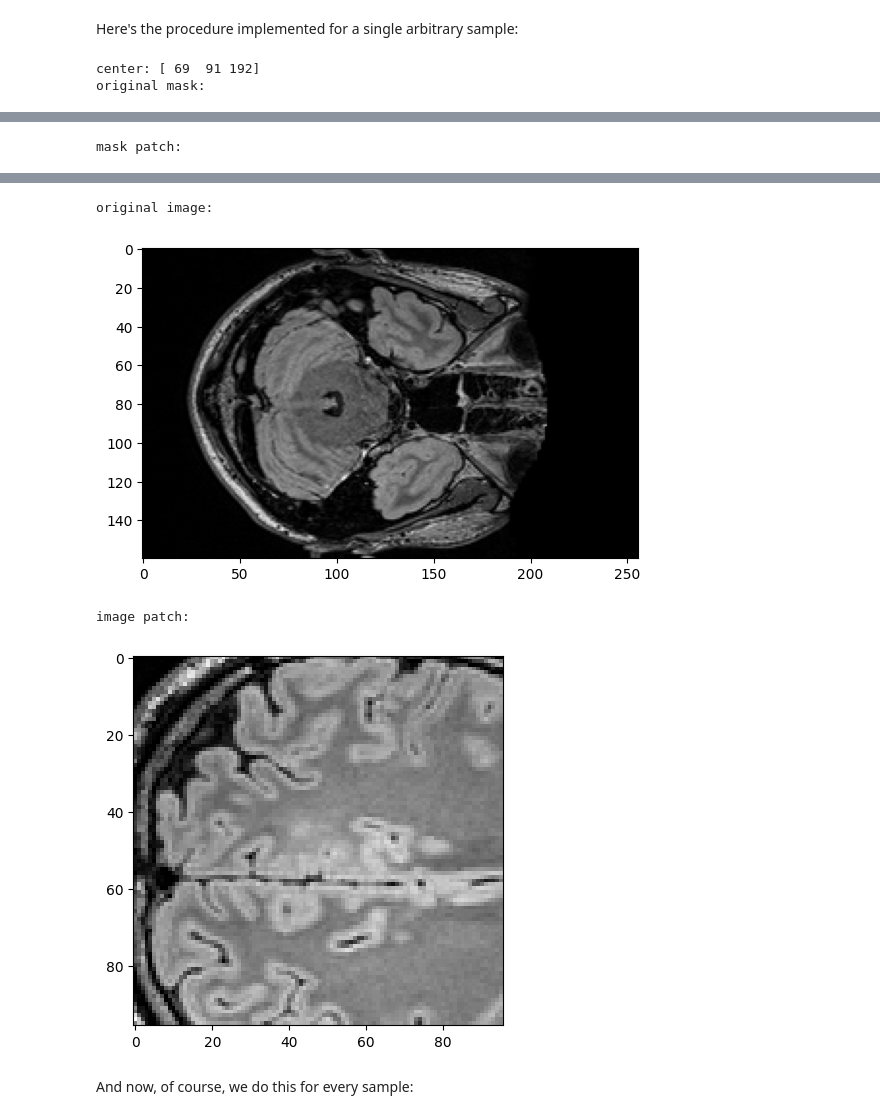
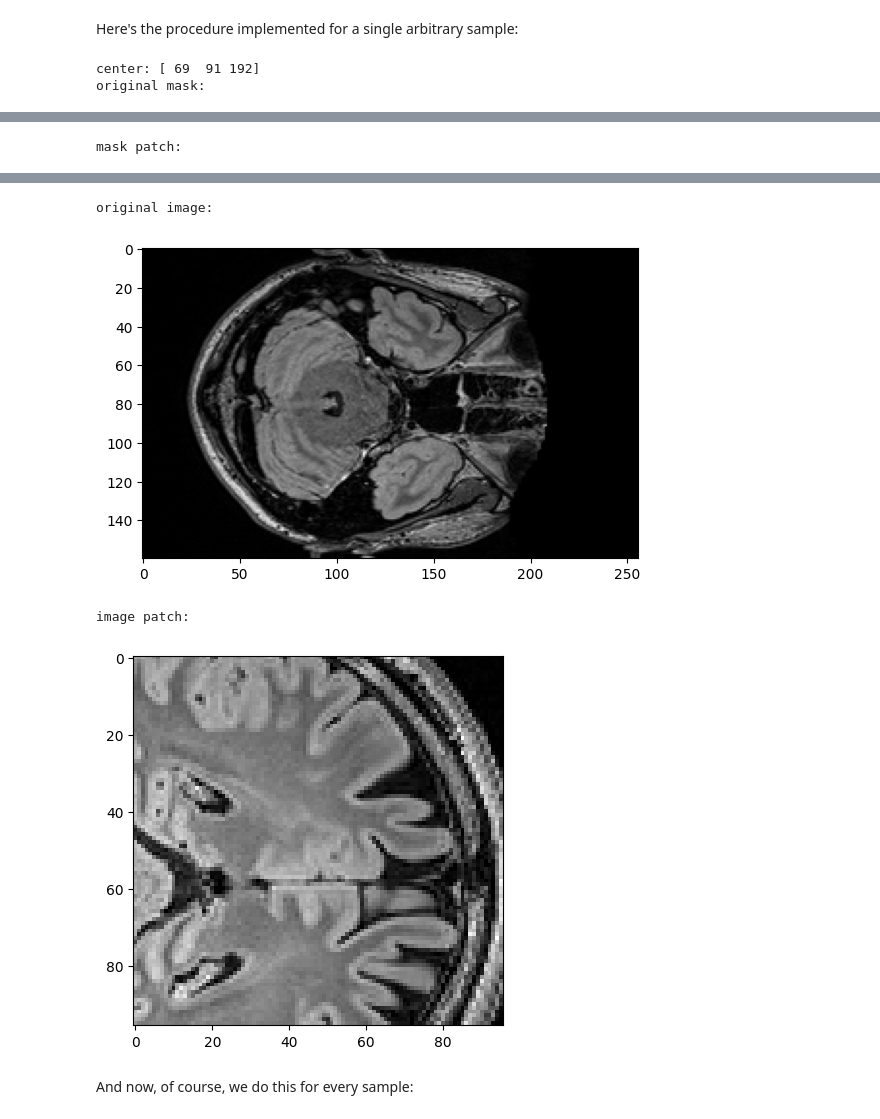
Before and after one commit to elijahrenner/gliomagen, a Jupyter notebook: LeFusion/data_analysis.ipynb, the cells around one changed output, grey strips where cells are left out. Saved outputs shown, nothing was run; the diff lists cells and outputs as text; code cells hidden in the pictures.

```diff
--- a/LeFusion/data_analysis.ipynb
+++ b/LeFusion/data_analysis.ipynb
@@ -88,7 +88,7 @@ plt.imshow(slice, cmap='gray')
 plt.show()
 
 print("mask patch:")
-slice1 = mask_patch[:,:,48]
+slice1 = mask_patch[:,48,:]
 plt.imshow(slice1, cmap='gray')
 plt.show()
 
@@ -98,7 +98,7 @@ plt.imshow(slice, cmap='gray')
 plt.show()
 
 print("image patch:")
-slice1 = image_patch[:,:,48]
+slice1 = image_patch[:,48,:]
 plt.imshow(slice1, cmap='gray')
 plt.show()
 # %% [output]
@@ -110,7 +110,7 @@ mask patch:
 original image:
 [figure]
 image patch:
-[figure, old version]
+[figure, new version]
 # %% [markdown]
 And now, of course, we do this for every sample:
 # %%
```
Also changed, not shown: parts of 2 cells of this notebook, 2 other files.
